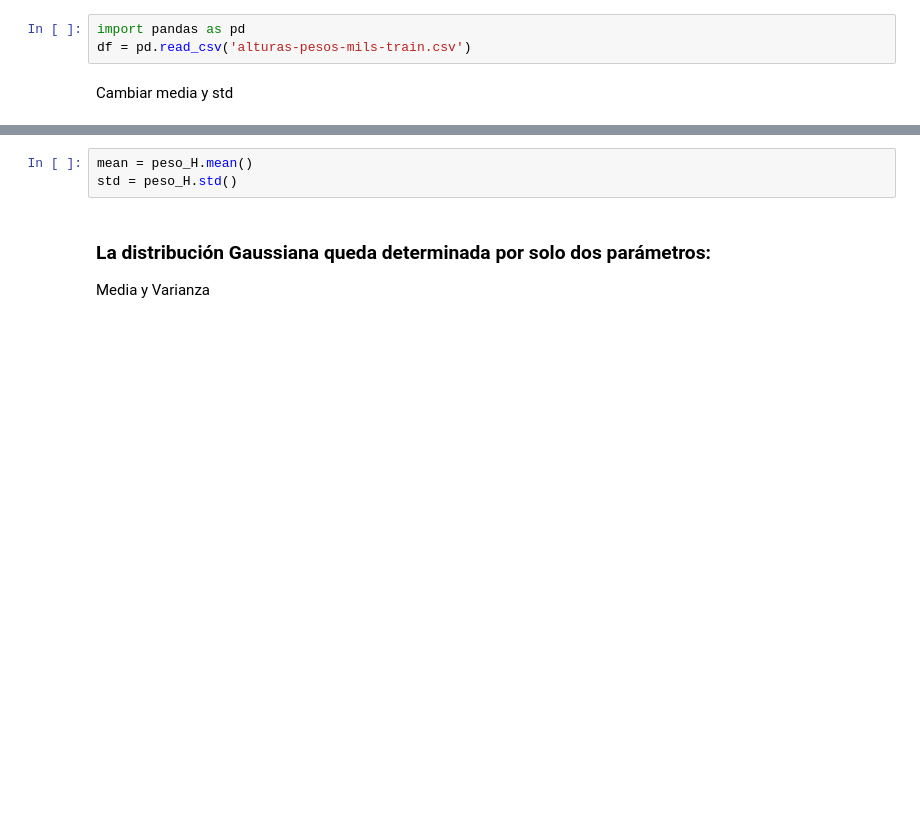
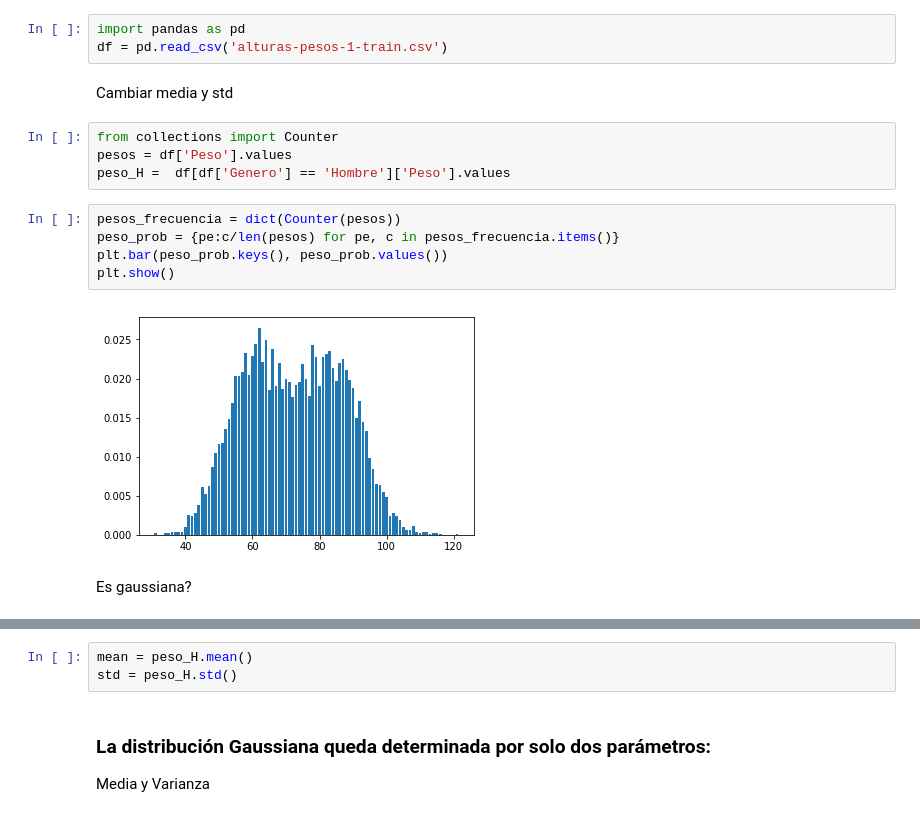
Before and after one commit to lab-pep-itba/clase-2--Probabilidad, a Jupyter notebook: 9-variable-aleatoria-continua.ipynb, the cells around one changed output, grey strips where cells are left out. Saved outputs shown, nothing was run; the diff lists cells and outputs as text; blank space fills up the shorter version.

Commit message:
pesos y alturas multivar

```diff
--- a/9-variable-aleatoria-continua.ipynb
+++ b/9-variable-aleatoria-continua.ipynb
@@ -61,7 +61,20 @@ plt.show()
 [figure]
 # %%
 import pandas as pd
-df = pd.read_csv('alturas-pesos-mils-train.csv')
+df = pd.read_csv('alturas-pesos-1-train.csv')
 # %% [markdown]
 Cambiar media y std
+# %%
+from collections import Counter
+pesos = df['Peso'].values
+peso_H =  df[df['Genero'] == 'Hombre']['Peso'].values
+# %%
+pesos_frecuencia = dict(Counter(pesos))
+peso_prob = {pe:c/len(pesos) for pe, c in pesos_frecuencia.items()}
+plt.bar(peso_prob.keys(), peso_prob.values())
+plt.show()
+# %% [output]
+[figure, added]
+# %% [markdown]
+Es gaussiana?
 # %%
```
Also changed, not shown: parts of 2 cells of this notebook, 3 other files.
